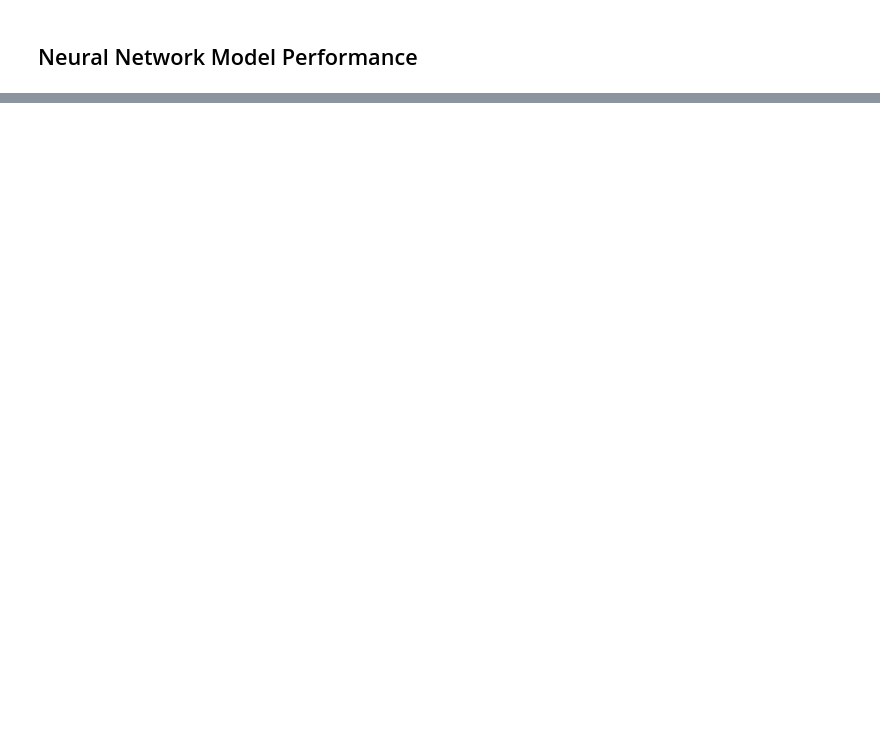
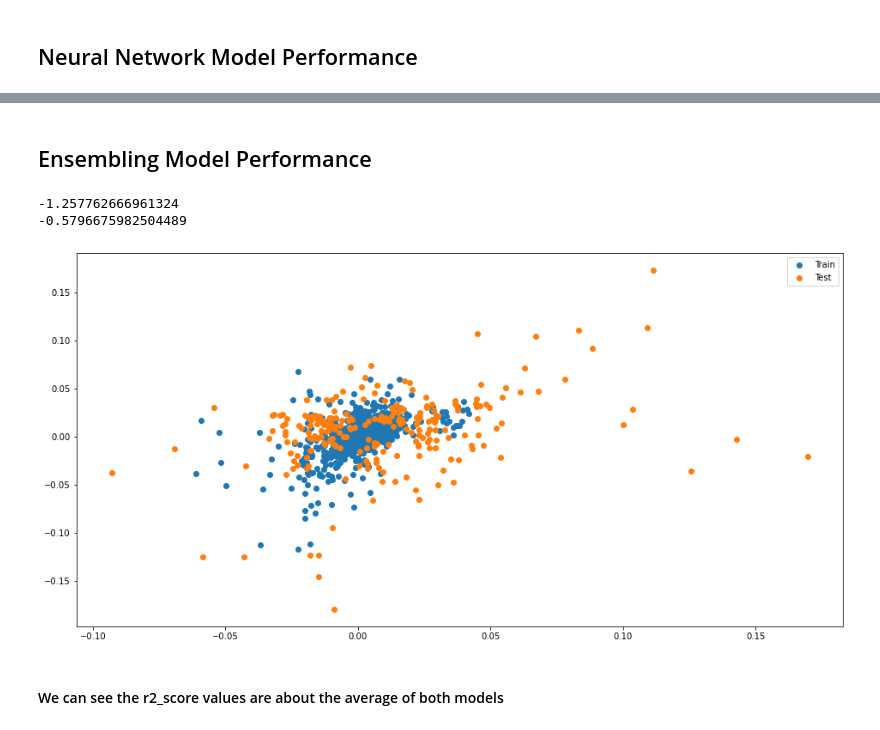
Before and after one commit to KiemNguyen/stock-market-prediction, a Jupyter notebook: stock_market_prediction.ipynb, the cells around one changed output, grey strips where cells are left out. Drawn from its saved outputs; the diff is of its cells as text; code cells hidden in the pictures; blank space fills up the shorter version.

```diff
--- a/stock_market_prediction.ipynb
+++ b/stock_market_prediction.ipynb
@@ -414,0 +486,22 @@ plt.show()
+# %%
+ensembling_train_predict = np.mean(np.hstack((train_predict_nn, train_predict_nn2)), axis=1)
+ensembling_test_predict = np.mean(np.hstack((test_predict_nn, test_predict_nn2)), axis=1)
+# %% [markdown]
+## Ensembling Model Performance
+# %%
+from sklearn.metrics import r2_score
+
+print(r2_score(ensembling_train_predict, y_train))
+print(r2_score(ensembling_test_predict, y_test))
+
+plt.figure(figsize=(16,8))
+plt.scatter(ensembling_train_predict, y_train, label='Train')
+plt.scatter(ensembling_test_predict, y_test, label='Test')
+plt.legend()
+plt.show()
+# %% [output]
+-1.257762666961324
+-0.5796675982504489
+[figure, added]
+# %% [markdown]
+#### We can see the r2_score values are about the average of both models
```
Also changed, not shown: parts of 13 cells of this notebook.
